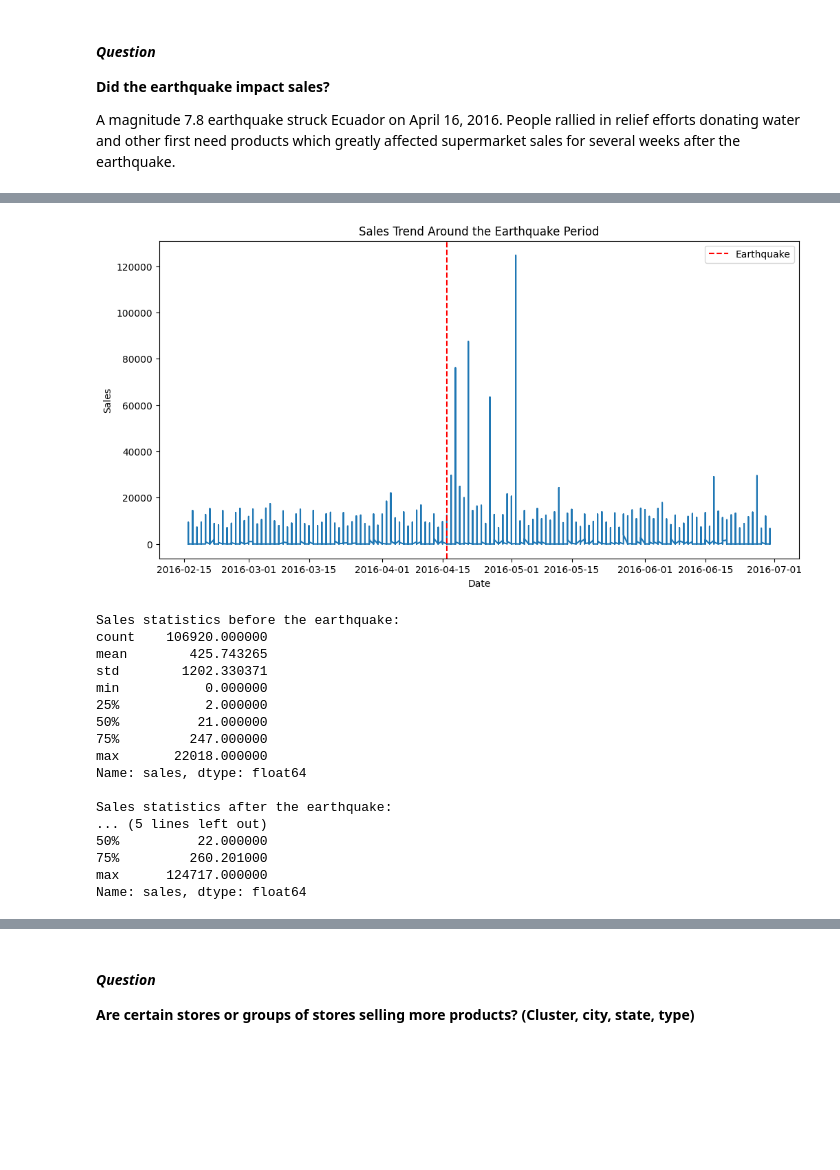
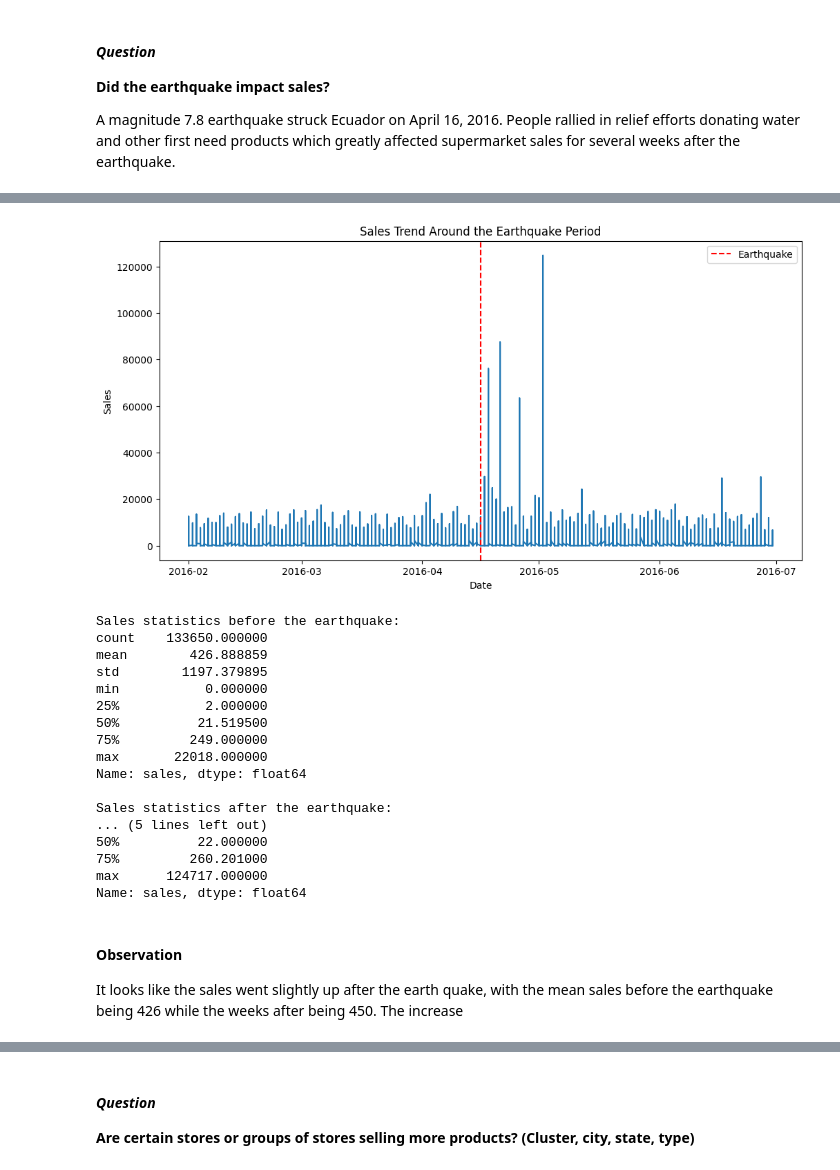
Before and after one commit to wamathaiwandeto/Time-Series-Regression-Analysis, a Jupyter notebook: notebooks/notebook.ipynb, the cells around one changed output, grey strips where cells are left out. Drawn from its saved outputs; the diff is of its cells as text; code cells hidden in the pictures; blank space fills up the shorter version.

```diff
--- a/notebooks/notebook.ipynb
+++ b/notebooks/notebook.ipynb
@@ -652,21 +630,21 @@ earthquake_period
 # %%
 # Filter data for the period around the earthquake
-earthquake_period = df_train[(df_train['date'] >= '2016-02-16') & (df_train['date'] <= '2016-06-30')]
+earthquake_period = df_train[(df_train['date'] >= '2016-02-01') & (df_train['date'] <= '2016-06-30')]
 
 # Plot the sales trend
 plt.figure(figsize=(12, 6))
 plt.plot(earthquake_period['date'], earthquake_period['sales'])
 plt.title('Sales Trend Around the Earthquake Period')
 plt.xlabel('Date')
 plt.ylabel('Sales')
 plt.axvline(pd.to_datetime('2016-04-16'), color='r', linestyle='--', label='Earthquake')
 plt.legend()
 plt.show()
 # %% [output]
-[figure, old version]
+[figure, new version]
 # %%
 # Calculate sales statistics before and after the earthquake
-before_earthquake = df_train[(df_train['date'] >= '2016-02-16') & (df_train['date'] <= '2016-04-15')]
+before_earthquake = df_train[(df_train['date'] >= '2016-02-01') & (df_train['date'] <= '2016-04-15')]
 after_earthquake = df_train[(df_train['date'] >= '2016-04-16') & (df_train['date'] <= '2016-06-30')]
 
 print("Sales statistics before the earthquake:")
@@ -676,13 +654,13 @@ print("\nSales statistics after the earthquake:")
 print(after_earthquake['sales'].describe())
 # %% [output]
 Sales statistics before the earthquake:
-count    106920.000000
-mean        425.743265
-std        1202.330371
+count    133650.000000
+mean        426.888859
+std        1197.379895
 min           0.000000
 25%           2.000000
-50%          21.000000
-75%         247.000000
+50%          21.519500
+75%         249.000000
 max       22018.000000
 Name: sales, dtype: float64
 
@@ -692,6 +670,9 @@ Sales statistics after the earthquake:
 75%         260.201000
 max      124717.000000
 Name: sales, dtype: float64
+# %% [markdown]
+#### Observation
+It looks like the sales went slightly up after the earth quake, with the mean sales before the earthquake being 426 while the weeks after being 450. The increase
 # %%
 # Filter the DataFrame for the specified date range
 start_date = '2016-03-01'
```
Also changed, not shown: parts of 16 cells of this notebook.
